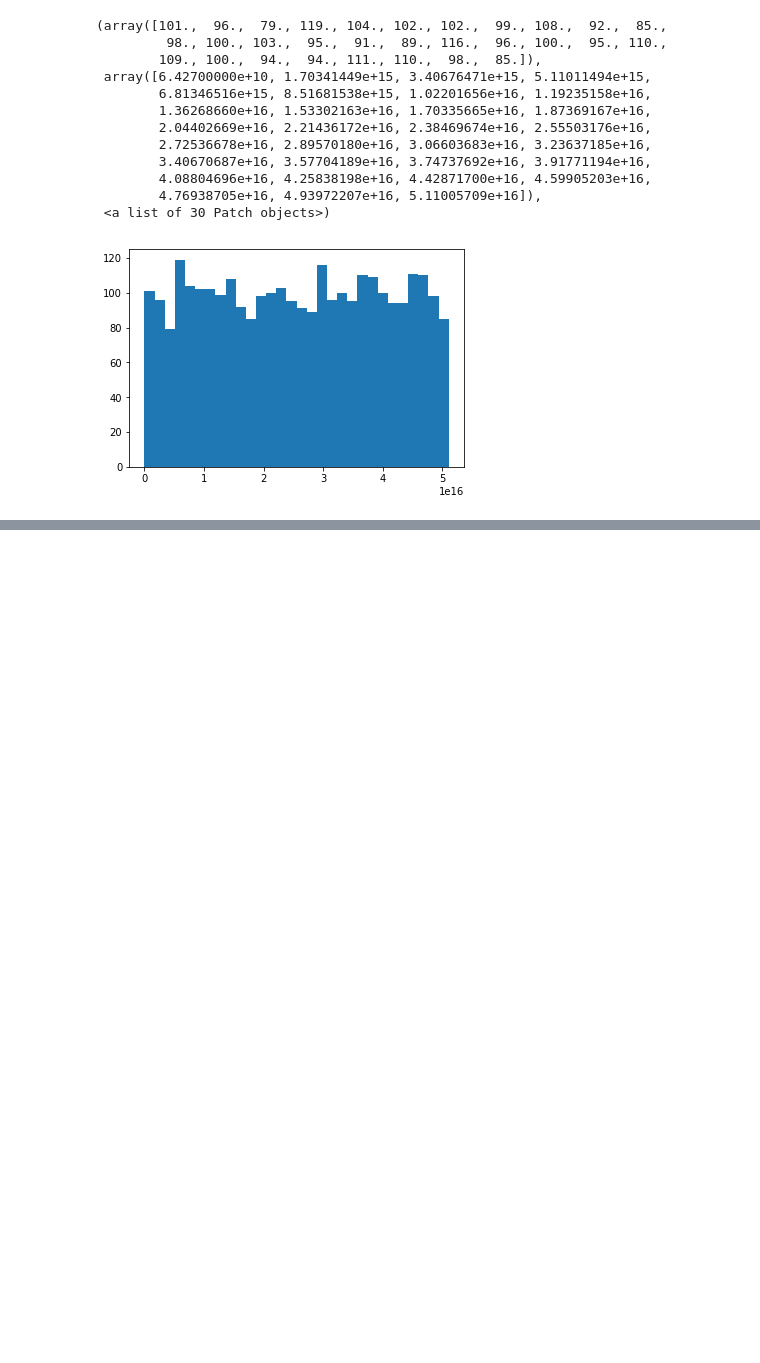
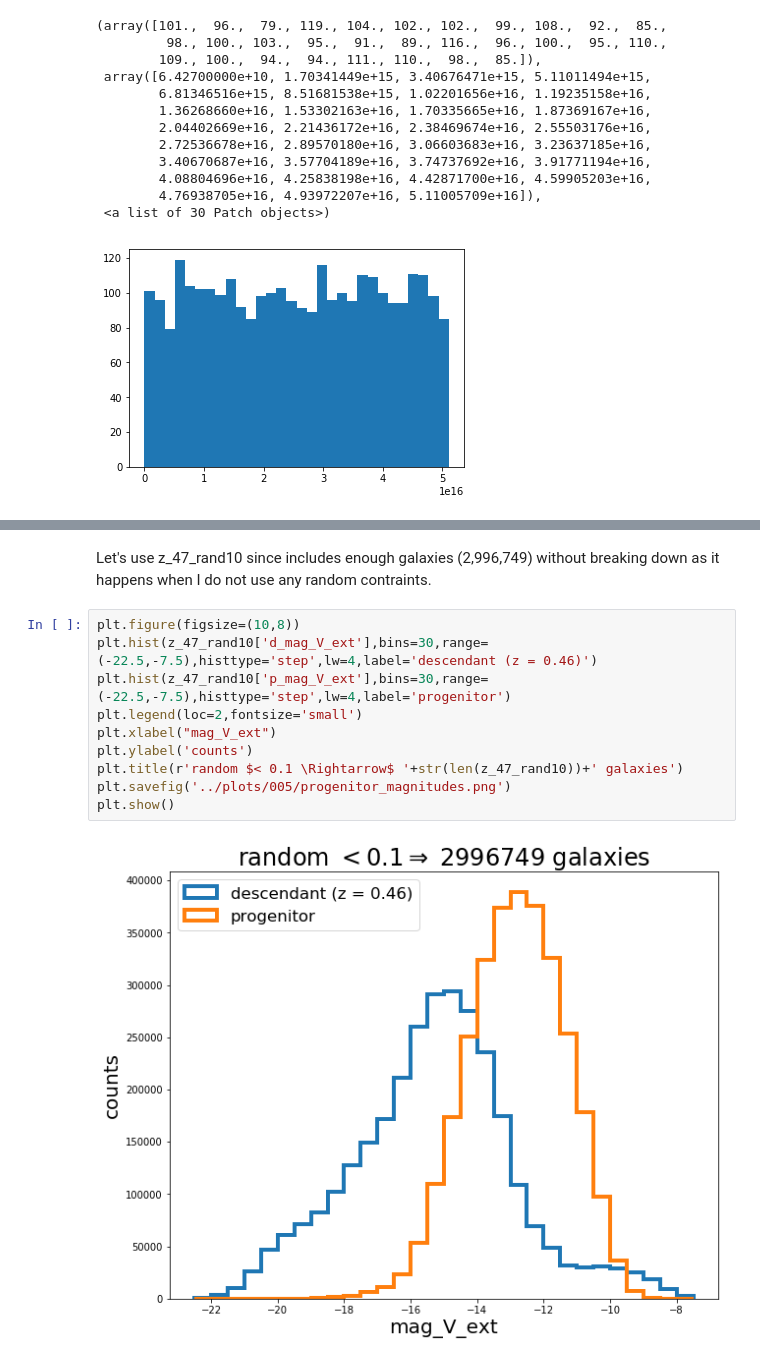
Before and after one commit to GiorgioManzoni/VIPERS_GALFORM, a Jupyter notebook: 005_progenitor.ipynb, the cells around one changed output, grey strips where cells are left out. Saved outputs shown, nothing was run; the diff lists cells and outputs as text; blank space fills up the shorter version.

```diff
--- a/005_progenitor.ipynb
+++ b/005_progenitor.ipynb
@@ -622,0 +685,14 @@ plt.hist(snap_47['mainleafid'],bins=30)
+# %% [markdown]
+Let's use z_47_rand10 since includes enough galaxies (2,996,749) without breaking down as it happens when I do not use any random contraints.
+# %%
+plt.figure(figsize=(10,8))
+plt.hist(z_47_rand10['d_mag_V_ext'],bins=30,range=(-22.5,-7.5),histtype='step',lw=4,label='descendant (z = 0.46)')
+plt.hist(z_47_rand10['p_mag_V_ext'],bins=30,range=(-22.5,-7.5),histtype='step',lw=4,label='progenitor')
+plt.legend(loc=2,fontsize='small')
+plt.xlabel("mag_V_ext")
+plt.ylabel('counts')
+plt.title(r'random $< 0.1 \Rightarrow$ '+str(len(z_47_rand10))+' galaxies')
+plt.savefig('../plots/005/progenitor_magnitudes.png')
+plt.show()
+# %% [output]
+[figure, added]
```
Also changed, not shown: parts of 31 cells of this notebook.
